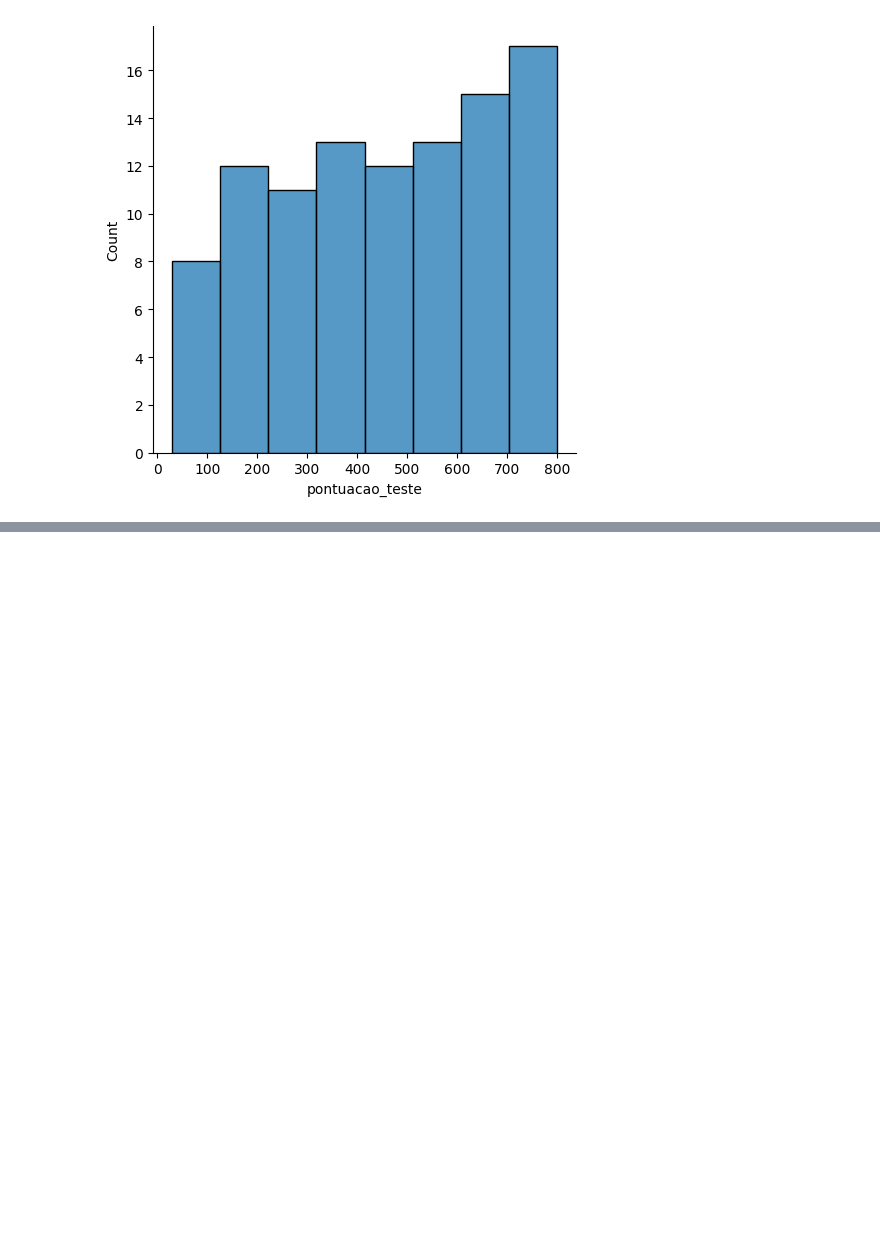
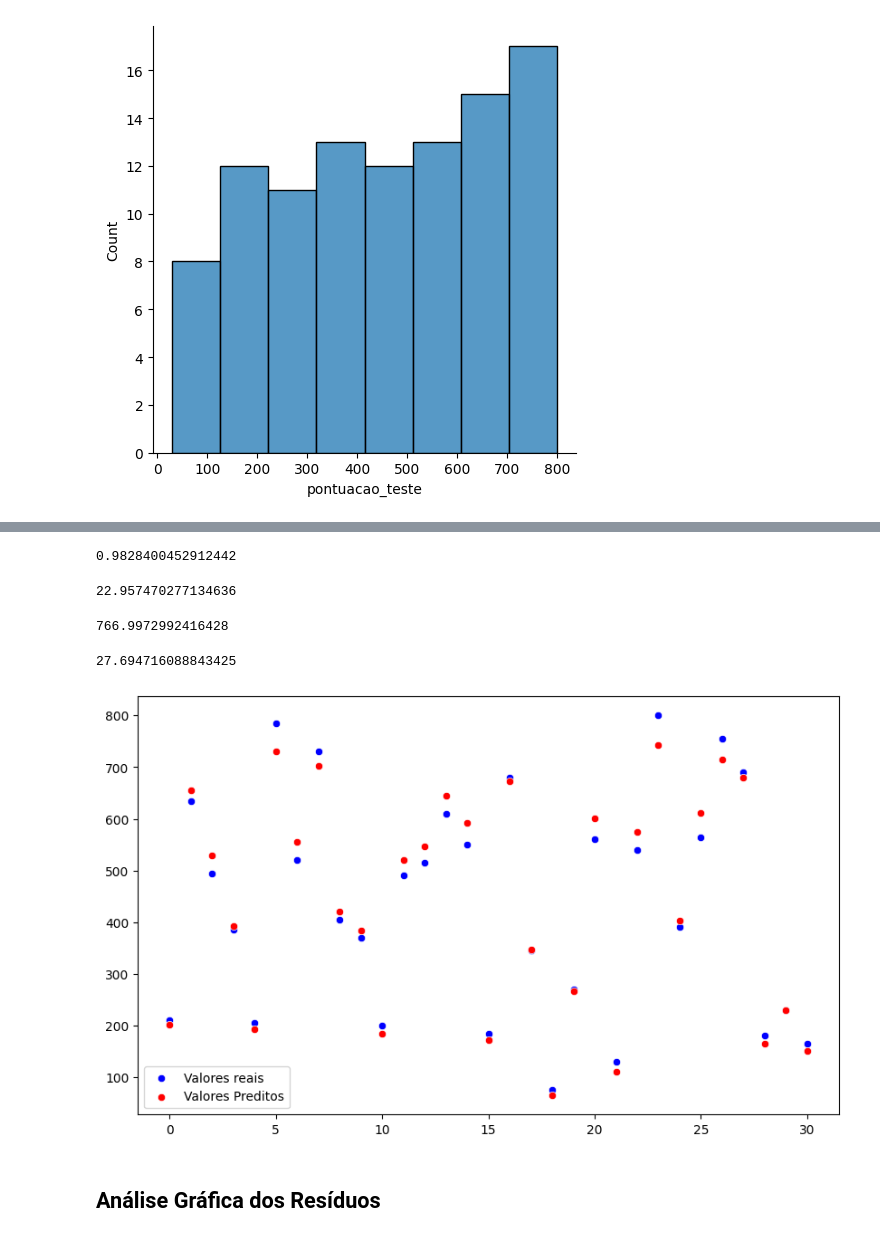
Before and after one commit to bertiGrazi/analise_exploratoria_de_dados, a Jupyter notebook: algoritmos_supervisionados/regressão_linear_simples/modelo_pontuacao.ipynb, the cells around one changed output, grey strips where cells are left out. Cells and saved outputs as stored; diff of their text form; code cells hidden in the pictures; blank space fills up the shorter version.

Commit message:
graphical analysis of waste

```diff
--- a/algoritmos_supervisionados/regressão_linear_simples/modelo_pontuacao.ipynb
+++ b/algoritmos_supervisionados/regressão_linear_simples/modelo_pontuacao.ipynb
@@ -111,0 +114,15 @@ sns.displot(df_pontuacao, x='pontuacao_teste')
+# %%
+# Dividir dataset entre treino e teste
+# Quando temos apenas uma feature (variável independente) devemos ajustar o shape
+## Ou seja, essa variável independente apresenta uma única caracteristica e vamos ajustar o shape dela
+## para garantir que os dados estejam no formato correto para o modelo que estamos usando
+
+x = df_pontuacao['horas_estudo'].values.reshape(-1, 1)
+y = df_pontuacao['pontuacao_teste'].values.reshape(-1, 1)
+
+x_train, x_teste, y_train, y_teste = train_test_split(x, y, test_size=0.30, random_state=50)
+# %%
+# Instanciar o modelo a ser treinado
+reg_model = LinearRegression()
+# %%
+reg_model.fit(x_train, y_train)
@@ -111,0 +144,45 @@ sns.displot(df_pontuacao, x='pontuacao_teste')
+# %%
+# Predição dos valores com base no conjunto de dados
+y_pred = reg_model.predict(x_teste)
+# %%
+# Calcular métrica R-squared ou Coeficiente de Determinação
+# R2 representa a proporção na variação na variável dependente que é explicada pela variável independente
+
+from sklearn.metrics import r2_score, mean_absolute_error, mean_squared_error
+
+r2_score(y_teste, y_pred)
+# %% [output]
+0.9828400452912442
+# %%
+# Calcular métrica MAE (Mean Absolute Error)
+# MAE = média entre (y_test, y_pred)
+# Métrica fácil de interpretar pq ele dá um resposta de uma escala conhecida
+# MAE é menos sensível a outliers
+
+mean_absolute_error(y_teste, y_pred)
+# %% [output]
+22.957470277134636
+# %%
+# MSE
+# mais sensivel aos outliers e penalisa os grandes erros
+mean_squared_error(y_teste, y_pred)
+# %% [output]
+766.9972992416428
+# %%
+# RMSE (Root Mean Squared Error)
+# Sensivel aos outliners, penalisa mas é facil de usar
+mean_squared_error(y_teste, y_pred, squared=False)
+# %% [output]
+27.694716088843425
+# %%
+# Análise Gráfica
+x_axis = range(len(y_teste))
+plt.figure(figsize=(10,6))
+sns.scatterplot(x=x_axis, y=y_teste.reshape(-1), color='blue', label="Valores reais")
+sns.scatterplot(x=x_axis, y=y_pred.reshape(-1), color='red',label="Valores Preditos")
+plt.legend()
+plt.show()
+# %% [output]
+[figure, added]
+# %% [markdown]
+## Análise Gráfica dos Resíduos
```
Also changed, not shown: parts of 10 cells of this notebook, 1 other file.
